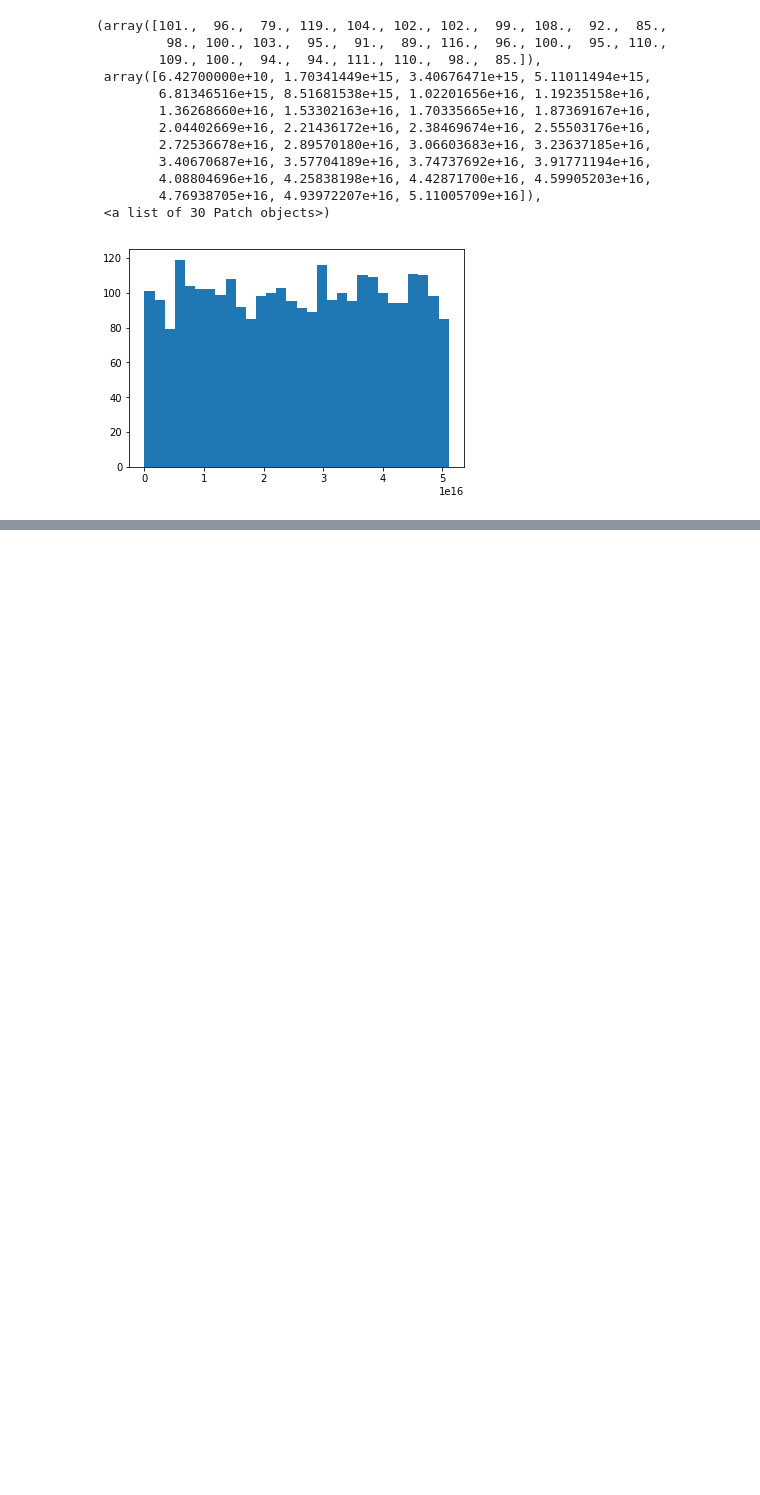
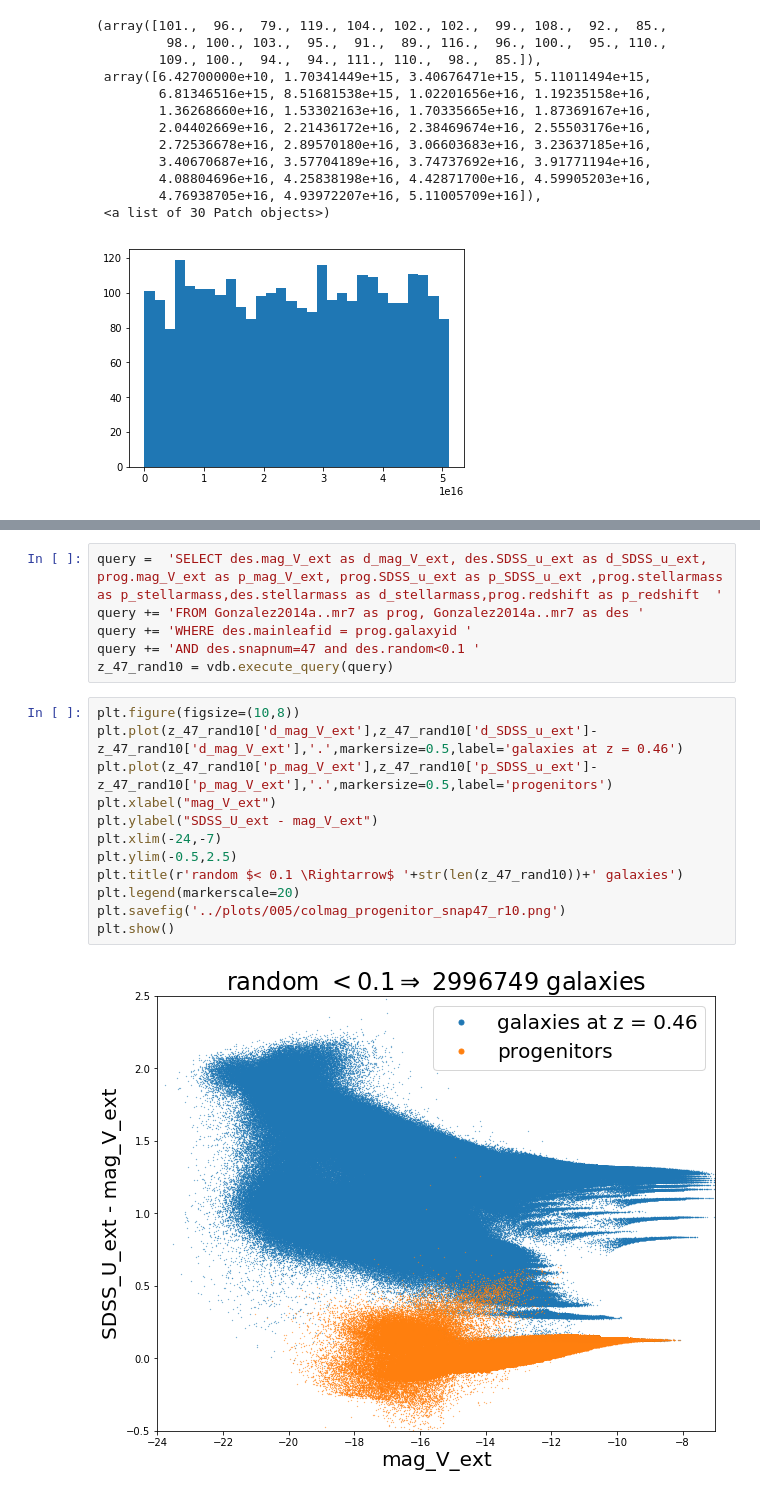
Before and after one commit to GiorgioManzoni/VIPERS_GALFORM, a Jupyter notebook: 005_progenitor.ipynb, the cells around one changed output, grey strips where cells are left out. Saved outputs shown, nothing was run; the diff lists cells and outputs as text; blank space fills up the shorter version.

```diff
--- a/005_progenitor.ipynb
+++ b/005_progenitor.ipynb
@@ -622,0 +665,20 @@ plt.hist(snap_47['mainleafid'],bins=30)
+# %%
+query =  'SELECT des.mag_V_ext as d_mag_V_ext, des.SDSS_u_ext as d_SDSS_u_ext, prog.mag_V_ext as p_mag_V_ext, prog.SDSS_u_ext as p_SDSS_u_ext ,prog.stellarmass as p_stellarmass,des.stellarmass as d_stellarmass,prog.redshift as p_redshift  '
+query += 'FROM Gonzalez2014a..mr7 as prog, Gonzalez2014a..mr7 as des '
+query += 'WHERE des.mainleafid = prog.galaxyid '
+query += 'AND des.snapnum=47 and des.random<0.1 '
+z_47_rand10 = vdb.execute_query(query)
+# %%
+plt.figure(figsize=(10,8))
+plt.plot(z_47_rand10['d_mag_V_ext'],z_47_rand10['d_SDSS_u_ext']-z_47_rand10['d_mag_V_ext'],'.',markersize=0.5,label='galaxies at z = 0.46')
+plt.plot(z_47_rand10['p_mag_V_ext'],z_47_rand10['p_SDSS_u_ext']-z_47_rand10['p_mag_V_ext'],'.',markersize=0.5,label='progenitors')
+plt.xlabel("mag_V_ext")
+plt.ylabel("SDSS_U_ext - mag_V_ext")
+plt.xlim(-24,-7)
+plt.ylim(-0.5,2.5)
+plt.title(r'random $< 0.1 \Rightarrow$ '+str(len(z_47_rand10))+' galaxies')
+plt.legend(markerscale=20)
+plt.savefig('../plots/005/colmag_progenitor_snap47_r10.png')
+plt.show()
+# %% [output]
+[figure, added]
```
Also changed, not shown: parts of 31 cells of this notebook.
